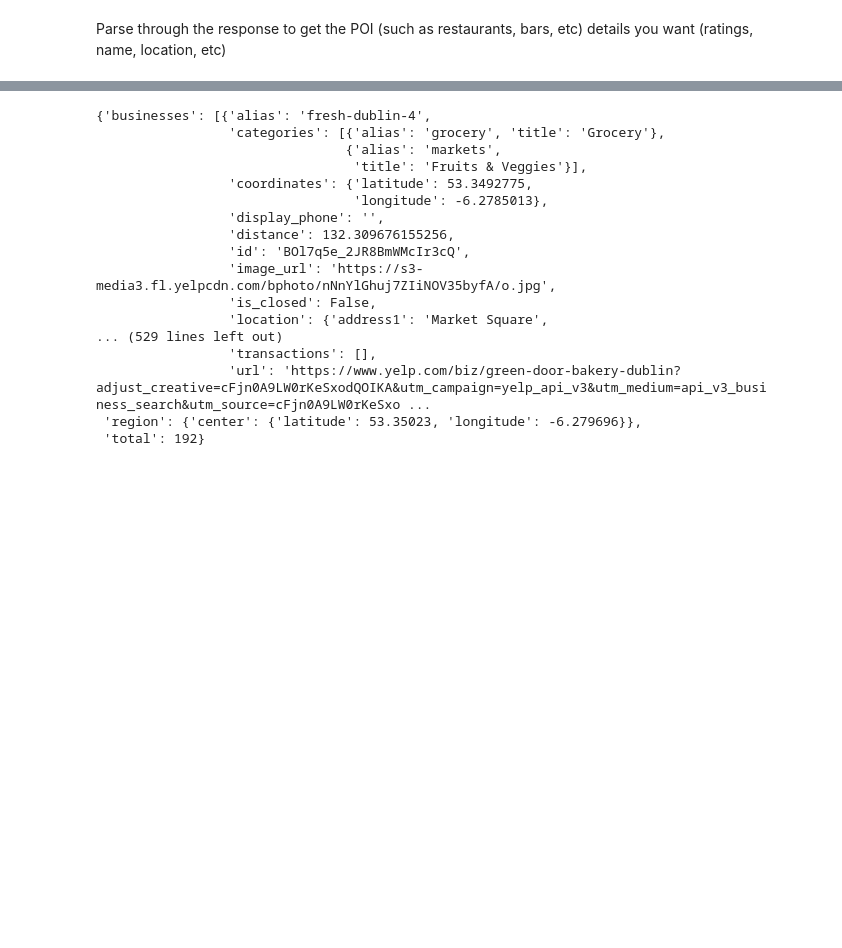
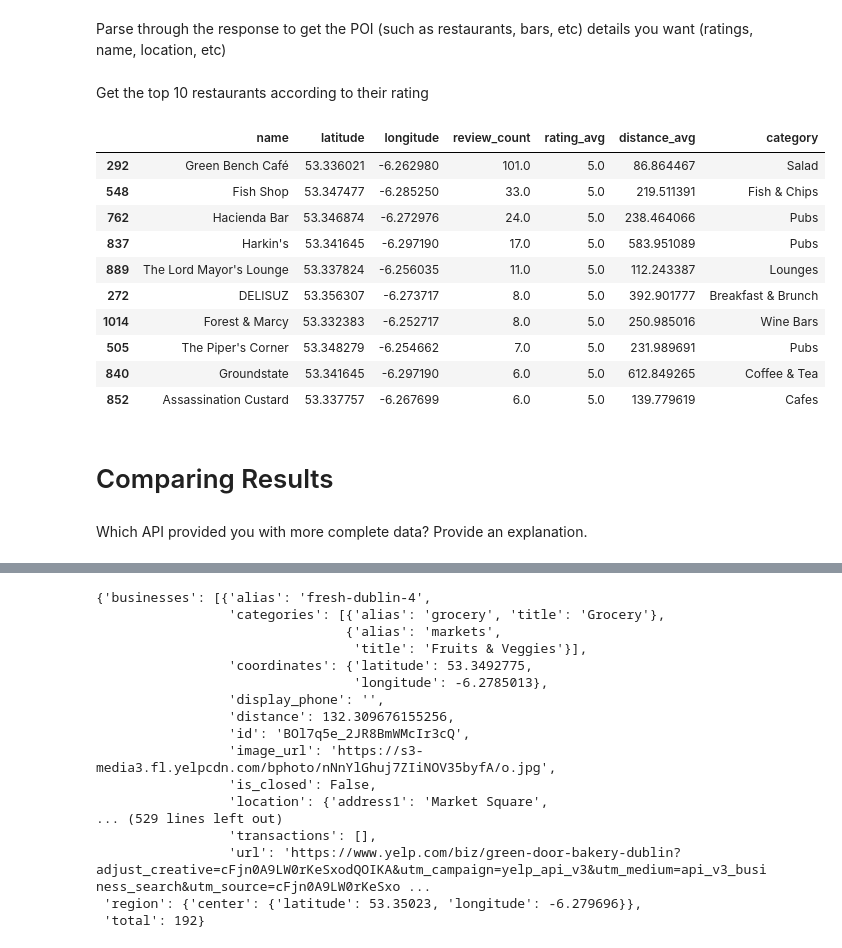
Before and after one commit to madiwiebe/lhl_statistical_modeling_project, a Jupyter notebook: notebooks/yelp_foursquare_EDA.ipynb, the cells around one changed output, grey strips where cells are left out. Cells and saved outputs as stored; diff of their text form; code cells hidden in the pictures; blank space fills up the shorter version.

```diff
--- a/notebooks/yelp_foursquare_EDA.ipynb
+++ b/notebooks/yelp_foursquare_EDA.ipynb
@@ -369,3 +367,31 @@ yelp_df_1
 | 19 | 249.215302 | Burger King | 5 | 3.0 | 53.351464 | -6.255265 | Fast Food |
 # %% [markdown]
 Parse through the response to get the POI (such as restaurants, bars, etc) details you want (ratings, name, location, etc)
+# %% [markdown]
+Get the top 10 restaurants according to their rating
+# %%
+import pandas as pd
+restaurants = pd.read_csv('../data/merged_clean_results.csv') # import merged results as a dataframe
+restaurants = restaurants.drop(columns=restaurants.columns[0], axis=1) # remove duplicate index
+restaurants_unique = restaurants.drop_duplicates(
+    subset = ['name'],
+    keep = 'first').reset_index(drop = True) # drop duplicate restaurants
+restaurants_unique = restaurants_unique.loc[restaurants_unique['category'] != 'Tours'] # remove top result that was not a restaurant
+
+restaurants_unique.sort_values(by=['rating_avg','review_count'], ascending=False).head(10) # sort dataframe by highest rating, then by highest number of reviews
+# %% [output]
+|  | name | latitude | longitude | review_count | rating_avg | distance_avg | category |
+| 292 | Green Bench Café | 53.336021 | -6.262980 | 101.0 | 5.0 | 86.864467 | Salad |
+| 548 | Fish Shop | 53.347477 | -6.285250 | 33.0 | 5.0 | 219.511391 | Fish & Chips |
+| 762 | Hacienda Bar | 53.346874 | -6.272976 | 24.0 | 5.0 | 238.464066 | Pubs |
+| 837 | Harkin's | 53.341645 | -6.297190 | 17.0 | 5.0 | 583.951089 | Pubs |
+| 889 | The Lord Mayor's Lounge | 53.337824 | -6.256035 | 11.0 | 5.0 | 112.243387 | Lounges |
+| 272 | DELISUZ | 53.356307 | -6.273717 | 8.0 | 5.0 | 392.901777 | Breakfast & Brunch |
+| 1014 | Forest & Marcy | 53.332383 | -6.252717 | 8.0 | 5.0 | 250.985016 | Wine Bars |
+| 505 | The Piper's Corner | 53.348279 | -6.254662 | 7.0 | 5.0 | 231.989691 | Pubs |
+| 840 | Groundstate | 53.341645 | -6.297190 | 6.0 | 5.0 | 612.849265 | Coffee & Tea |
+| 852 | Assassination Custard | 53.337757 | -6.267699 | 6.0 | 5.0 | 139.779619 | Cafes |
+# %% [markdown]
+# Comparing Results
+# %% [markdown]
+Which API provided you with more complete data? Provide an explanation.
```
Also changed, not shown: parts of 7 cells of this notebook, 2 other files.
